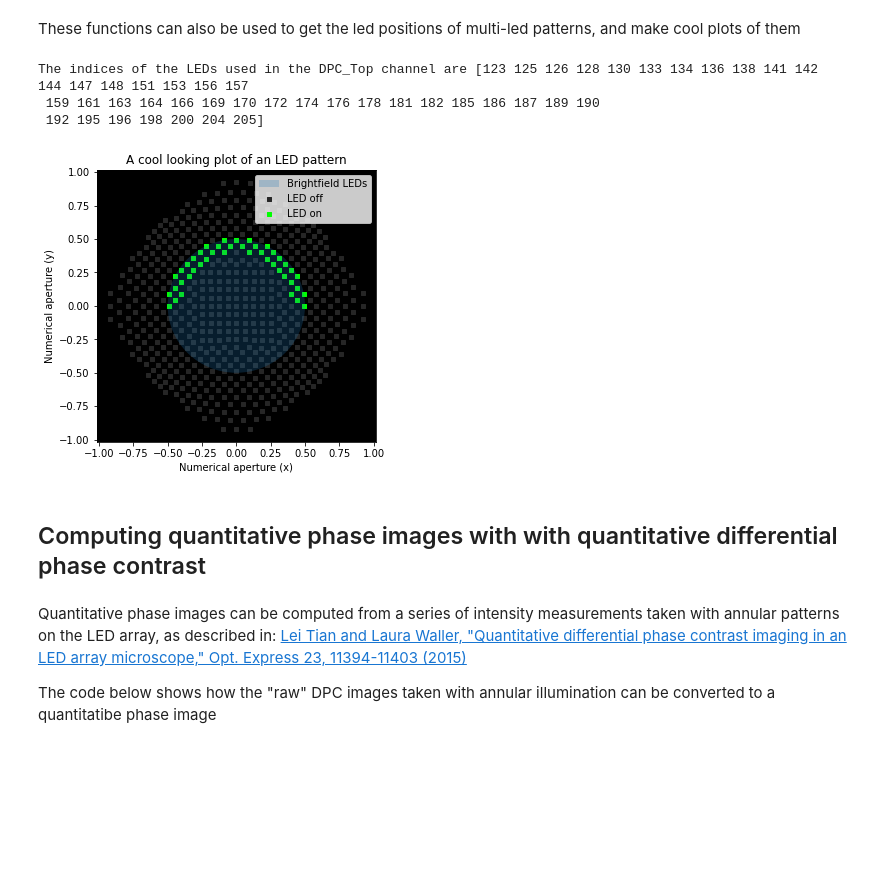
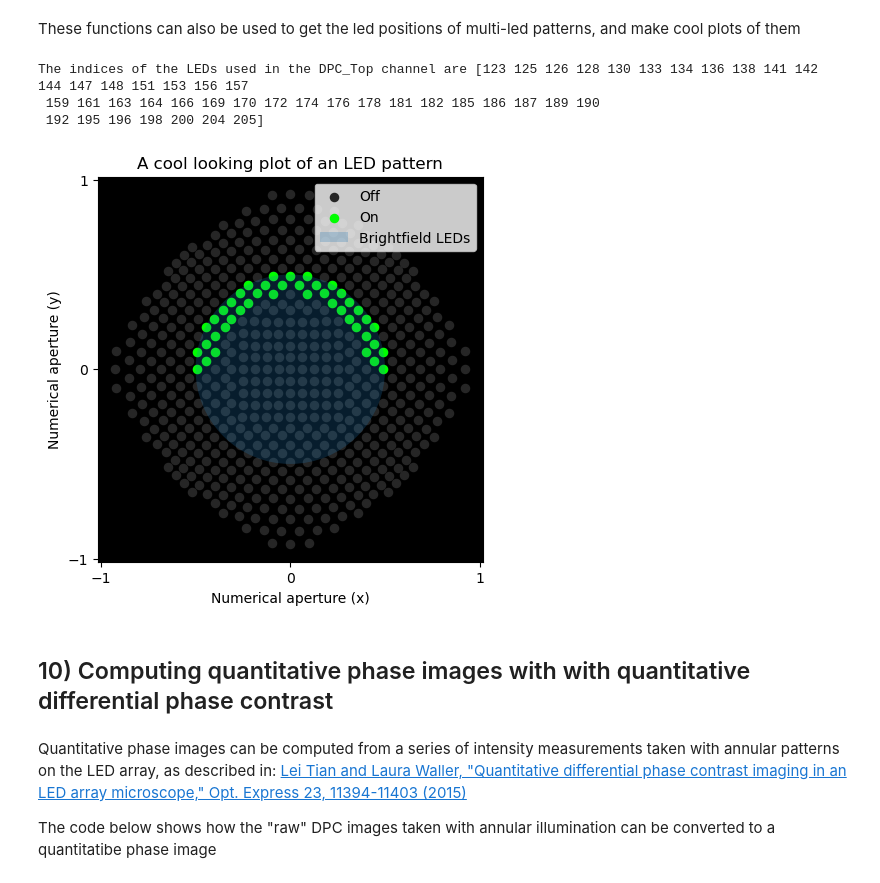
Before and after one commit to Waller-Lab/BSCCM, a Jupyter notebook: Getting_started.ipynb, the cells around one changed output. Saved outputs shown, nothing was run; the diff lists cells and outputs as text; code cells hidden in the pictures; blank space fills up the shorter version.

```diff
--- a/Getting_started.ipynb
+++ b/Getting_started.ipynb
@@ -387,19 +411,19 @@ These functions can also be used to get the led positions of multi-led patterns,
 # %%
 channel_name = 'DPC_Top'
 
 led_indices = illumination_to_led_indices('DPC_Top')
 print('The indices of the LEDs used in the {} channel are {}'.format(channel_name, led_indices))
 
 plt.figure(figsize=(5,5))
-plot_led_pattern(channel_name=channel_name, size=20)
+plot_led_pattern(channel_name=channel_name)
 _ = plt.title('A cool looking plot of an LED pattern')
 # %% [output]
 The indices of the LEDs used in the DPC_Top channel are [123 125 126 128 130 133 134 136 138 141 142 144 147 148 151 153 156 157
  159 161 163 164 166 169 170 172 174 176 178 181 182 185 186 187 189 190
  192 195 196 198 200 204 205]
-[figure, old version]
+[figure, new version]
 # %% [markdown]
-## Computing quantitative phase images with with quantitative differential phase contrast
+## 10) Computing quantitative phase images with with quantitative differential phase contrast
 # %% [markdown]
 Quantitative phase images can be computed from a series of intensity measurements taken with annular patterns on the LED array, as described in: [Lei Tian and Laura Waller, "Quantitative differential phase contrast imaging in an LED array microscope," Opt. Express 23, 11394-11403 (2015) ](doi.org/10.1364/OE.23.011394)
 
```
Also changed, not shown: parts of 28 cells of this notebook, 8 other files.
